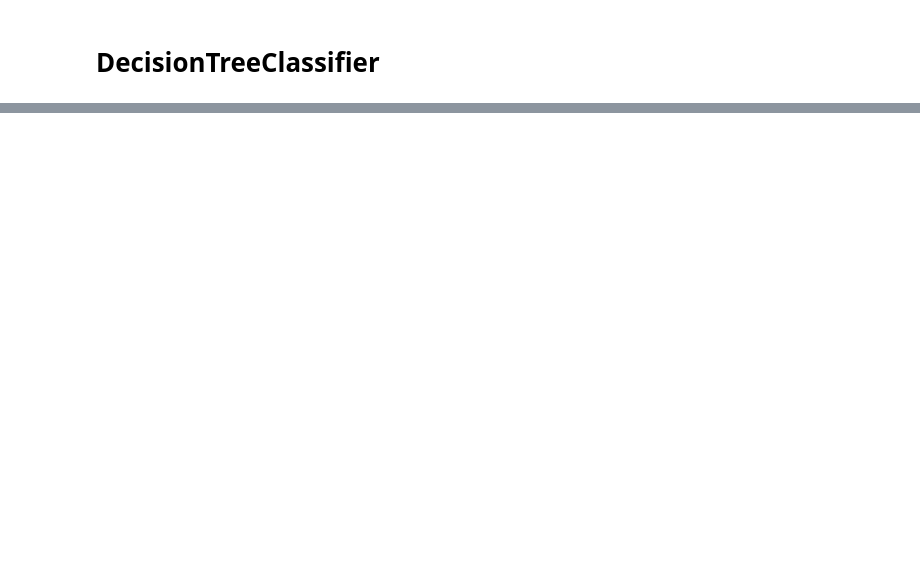
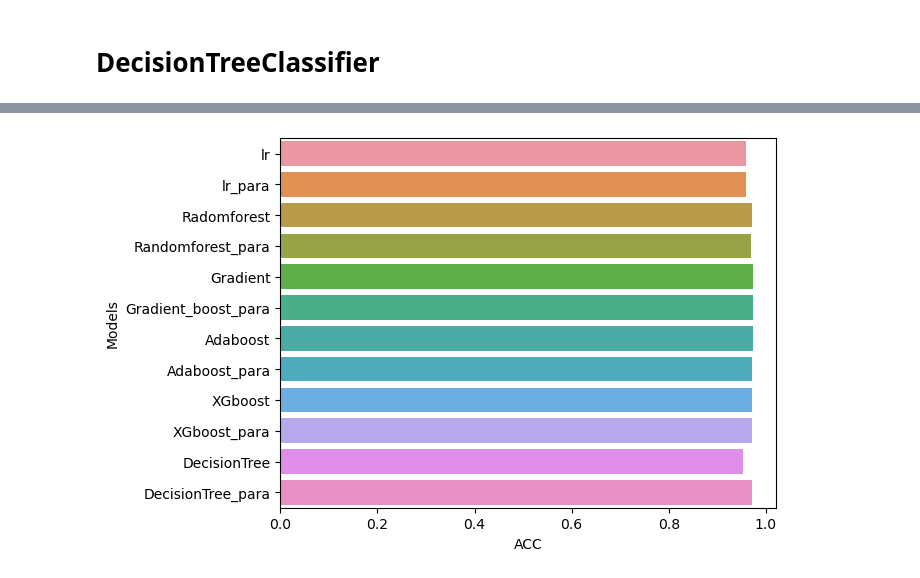
Before and after one commit to Pranaliyadav29/Diabetes, a Jupyter notebook: diabetes .ipynb, the cells around one changed output, grey strips where cells are left out. Saved outputs shown, nothing was run; the diff lists cells and outputs as text; code cells hidden in the pictures; blank space fills up the shorter version.

```diff
--- a/diabetes .ipynb
+++ b/diabetes .ipynb
@@ -424,10 +441,12 @@ boost = AdaBoostClassifier(n_estimators=100, learning_rate=0.1)
 boost.fit(X_train, y_train)
 
 # Predict the labels for the test set
-y_pred = boost.predict(X_test)
+y_pred7 = boost.predict(X_test)
 
 # Calculate the accuracy score
-accuracy = accuracy_score(y_test, y_pred)
+accuracy_score(y_test, y_pred7)
 
 print("Test Accuracy:", accuracy)
+cr=(classification_report(y_test,y_pred7))
+print(cr)
 # %% [output]
@@ -445,10 +472,12 @@ xgb_classifier = xgb.XGBClassifier()
 xgb_classifier.fit(X_train, y_train)
 
 # Predict the labels for the test set
-y_pred = xgb_classifier.predict(X_test)
+y_pred8 = xgb_classifier.predict(X_test)
 
 # Calculate the accuracy score
-accuracy = accuracy_score(y_test, y_pred)
+accuracy_score(y_test, y_pred8)
 
 print("Test Accuracy:", accuracy)
+cr=(classification_report(y_test,y_pred8))
+print(cr)
 # %% [output]
@@ -467,10 +548,12 @@ model = DecisionTreeClassifier()
 model.fit(X_train, y_train)
 
 # Predict the labels for the test set
-y_pred = model.predict(X_test)
+y_pred10 = model.predict(X_test)
 
 # Calculate the accuracy score
-accuracy = accuracy_score(y_test, y_pred)
+accuracy_score(y_test, y_pred10)
 
 print("Test Accuracy:", accuracy)
+cr=(classification_report(y_test,y_pred10))
+print(cr)
 # %% [output]
@@ -498,0 +613,19 @@ param_grid = (
+# %%
+#checking all models accuracy
+final_df = pd.DataFrame({'Models':['lr','lr_para','Radomforest','Randomforest_para','Gradient','Gradient_boost_para','Adaboost','Adaboost_para','XGboost','XGboost_para','DecisionTree','DecisionTree_para'],
+                        'ACC':[accuracy_score(y_test,y_pred),
+                              accuracy_score(y_test,y_pred1),
+                              accuracy_score(y_test,y_pred2),
+                              accuracy_score(y_test,y_pred3),
+                              accuracy_score(y_test,y_pred4),
+                              accuracy_score(y_test,y_pred5),
+                              accuracy_score(y_test,y_pred6),
+                              accuracy_score(y_test,y_pred7),
+                              accuracy_score(y_test,y_pred8),
+                              accuracy_score(y_test,y_pred9),
+                              accuracy_score(y_test,y_pred10),
+                              accuracy_score(y_test,y_pred11)
+
+
+]})
+final_df
@@ -498,0 +646,8 @@ param_grid = (
+# %%
+import seaborn as sns
+import matplotlib.pyplot as plt
+
+sns.barplot(y='Models', x='ACC', data=final_df, orient='h')
+plt.show()
+# %% [output]
+[figure, added]
```
Also changed, not shown: parts of 21 cells of this notebook.
